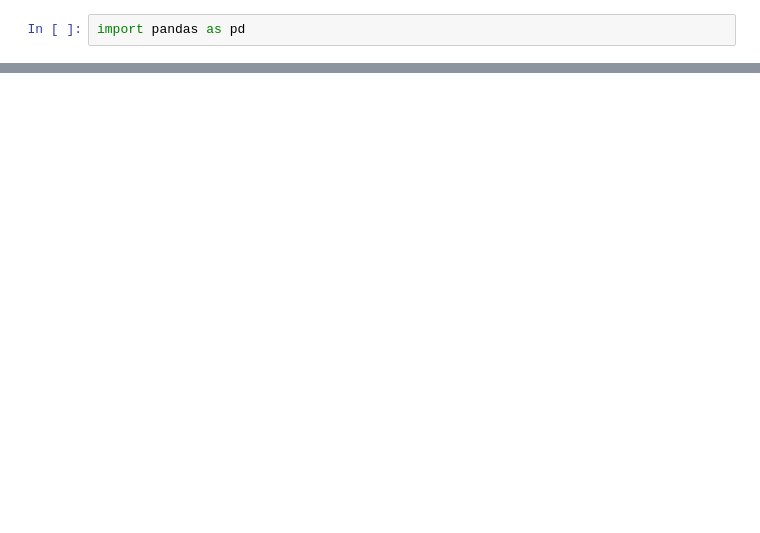
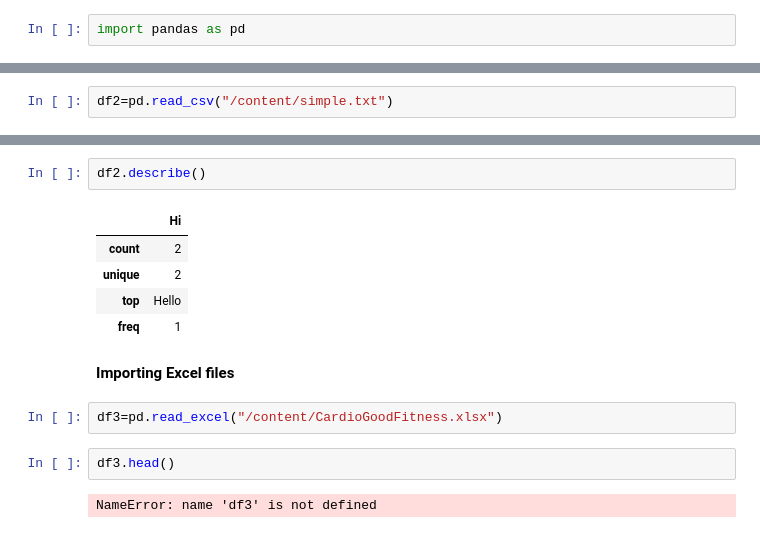
Before and after one commit to A-BhanuPrakash11/ML_LAB_2026-2027, a Jupyter notebook: Pandas.ipynb, the cells around one changed output, grey strips where cells are left out. Saved outputs shown, nothing was run; the diff lists cells and outputs as text; blank space fills up the shorter version.

```diff
--- a/Pandas.ipynb
+++ b/Pandas.ipynb
@@ -61,0 +78,2 @@ Check dataset information
+# %%
+df2=pd.read_csv("/content/simple.txt")
@@ -62,3 +86,19 @@ Check dataset information
+# %%
+df2.describe()
+# %% [output]
+|  | Hi |
+| count | 2 |
+| unique | 2 |
+| top | Hello |
+| freq | 1 |
+# %% [markdown]
+**Importing Excel files**
+# %%
+df3=pd.read_excel("/content/CardioGoodFitness.xlsx")
+# %%
+df3.head()
+# %% [output]
+NameError: name 'df3' is not defined
 # %%
 df.info()
 # %% [output]
```
Also changed, not shown: parts of 59 cells of this notebook, 1 other file.
